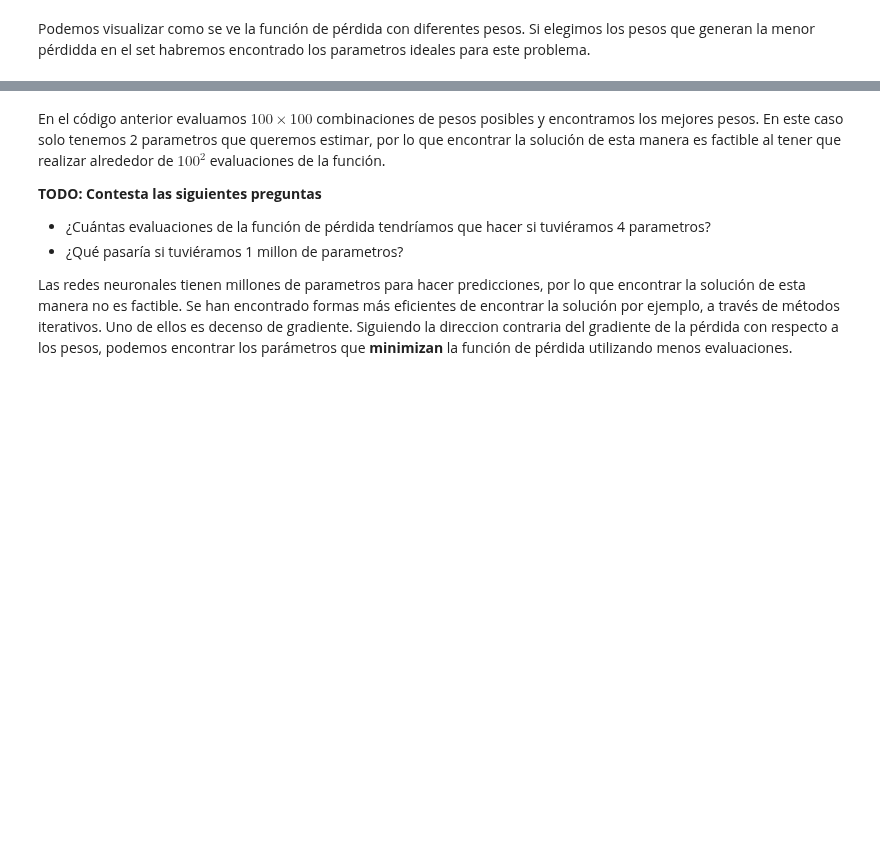
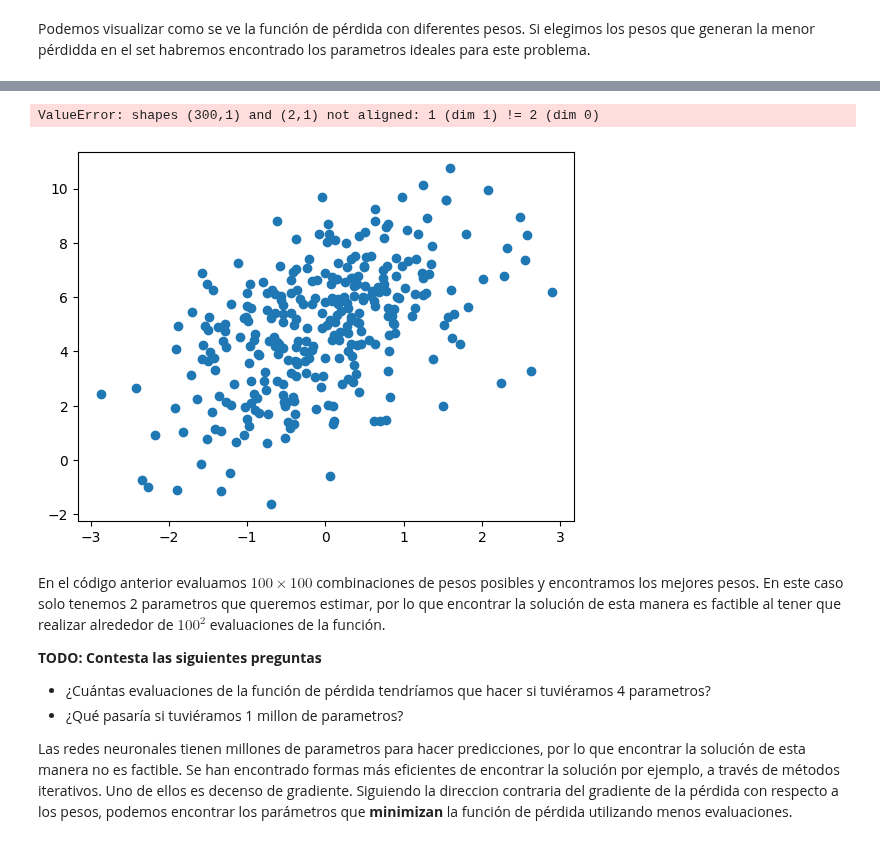
Before and after one commit to YaerimGZ/SI23_Togepis, a Jupyter notebook: ejercicio_2-LogisticReg/ejercicio_2.ipynb, the cells around one changed output, grey strips where cells are left out. Drawn from its saved outputs; the diff is of its cells as text; code cells hidden in the pictures; blank space fills up the shorter version.

```diff
--- a/ejercicio_2-LogisticReg/ejercicio_2.ipynb
+++ b/ejercicio_2-LogisticReg/ejercicio_2.ipynb
@@ -110,18 +110,21 @@ TypeError: unsupported operand type(s) for *: 'float' and 'ellipsis'
 # %%
 # Podemos encontrar la combinación de pesos que minimizan la pérdida
 # Y de esta manera encontrar los pesos ideales
 best_idx = np.argmin(calc_cost)
 search_w0 = w0_flat[best_idx]
 search_w1 = w1_flat[best_idx]
 search_w = [[search_w0], [search_w1]]
 
 plt.scatter(X, target_y)
 # TODO: Grafica la línea de regresión generada por tu modelo search_w
 # Encima de las muestras dadas
 # ====== Start of solution =====
-pred_y = ...
-plt.plot(...)
+pred_y = np.dot(X,search_w)
+plt.plot(X,pred_y)
 # ====== End of solution =====
+# %% [output]
+ValueError: shapes (300,1) and (2,1) not aligned: 1 (dim 1) != 2 (dim 0)
+[figure, added]
 # %% [markdown]
 En el código anterior evaluamos $100 \times 100$ combinaciones de pesos posibles y encontramos los mejores pesos. En este caso solo tenemos 2 parametros que queremos estimar, por lo que encontrar la solución de esta manera es factible al tener que realizar alrededor de $100^2$ evaluaciones de la función.
 
```
Also changed, not shown: parts of 1 cell of this notebook.
